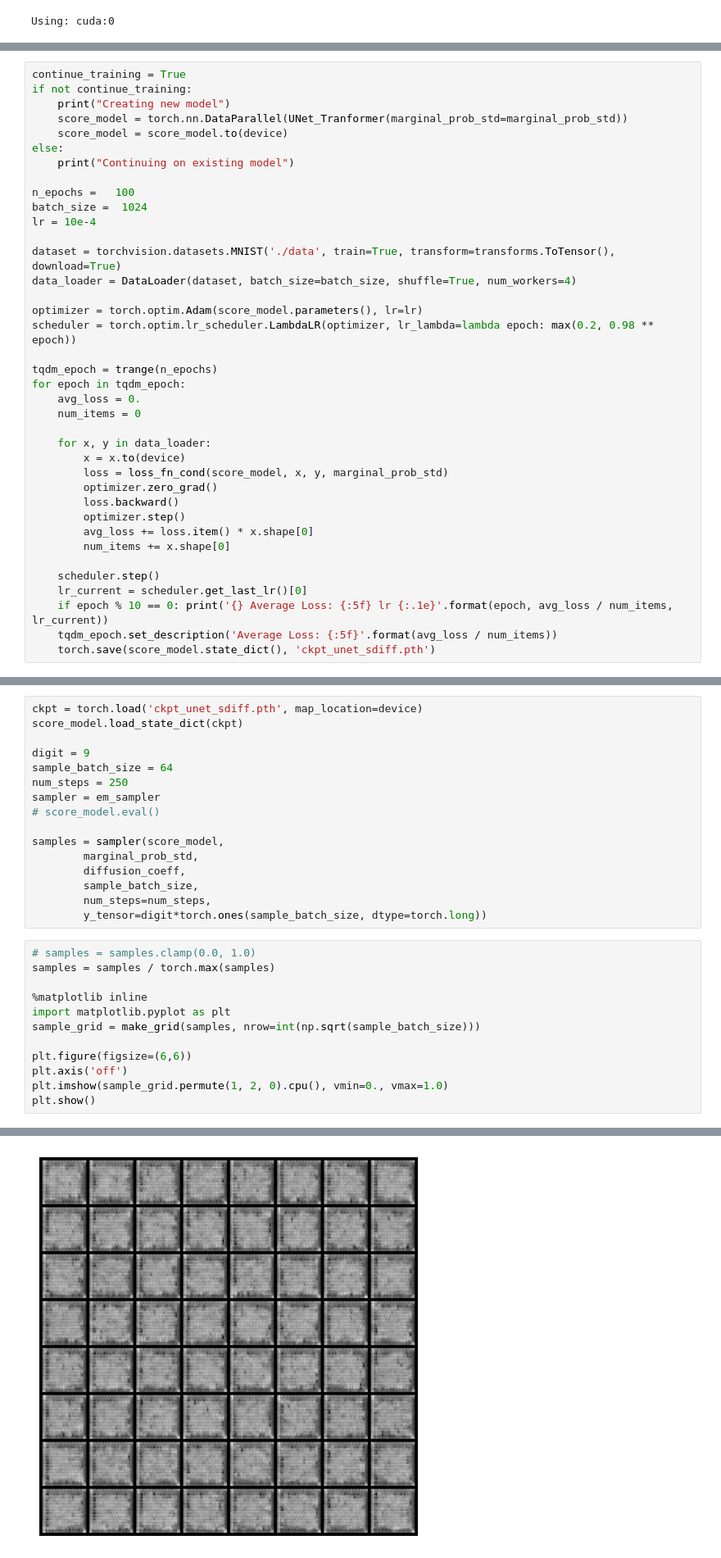
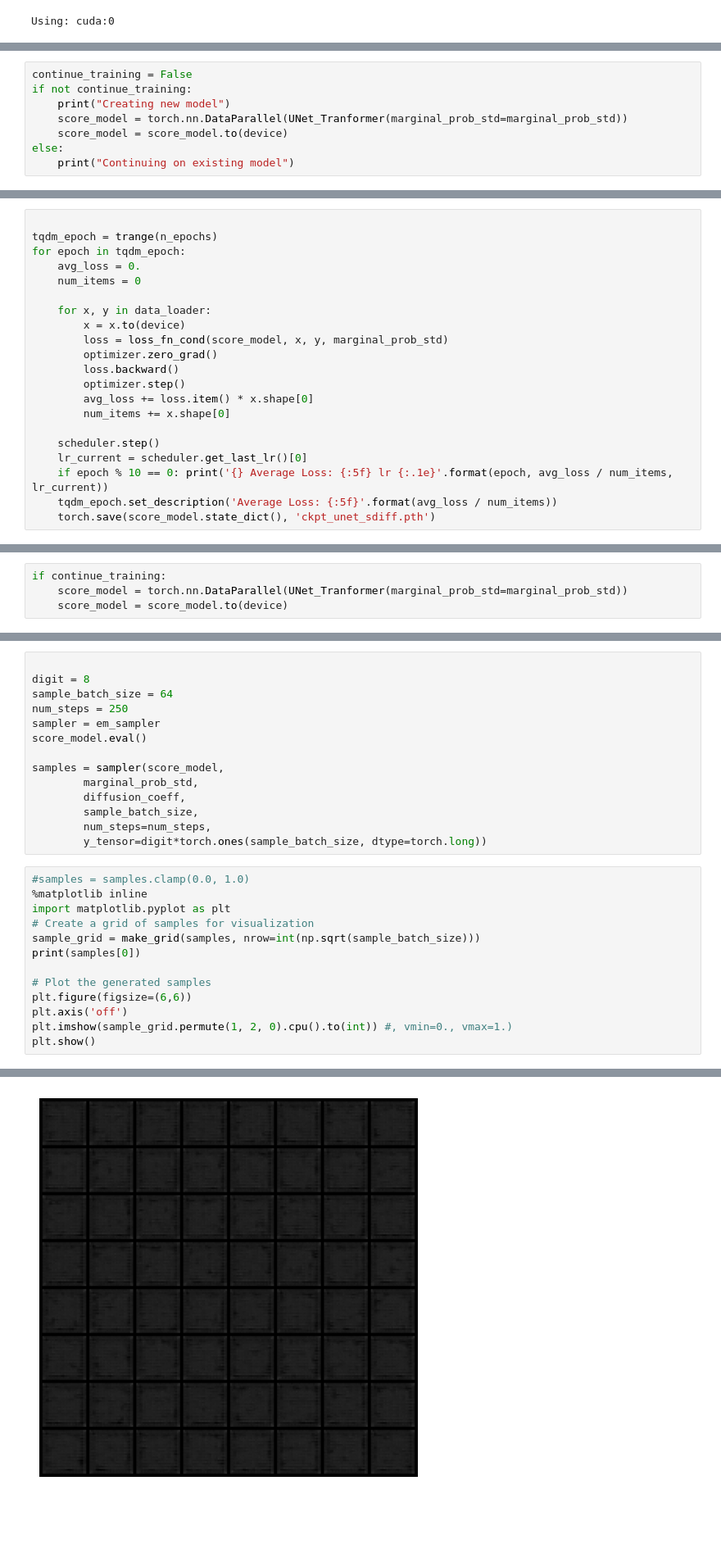
Before and after one commit to afy/d7047e, a Jupyter notebook: lab2/Gan-Task5.ipynb, the cells around one changed output, grey strips where cells are left out. Shown at 82% size. Cells and saved outputs as stored; diff of their text form; blank space fills up the shorter version.

```diff
--- a/lab2/Gan-Task5.ipynb
+++ b/lab2/Gan-Task5.ipynb
@@ -232,3 +232,11 @@ class UNet_Tranformer(nn.Module):
         h = self.tconv1(h + h1)
         h = h / self.marginal_prob_std(t)[:, None, None, None]
         return h
+# %%
+continue_training = False
+if not continue_training:
+    print("Creating new model")
+    score_model = torch.nn.DataParallel(UNet_Tranformer(marginal_prob_std=marginal_prob_std))
+    score_model = score_model.to(device)
+else:
+    print("Continuing on existing model")
@@ -235,21 +256,4 @@ class UNet_Tranformer(nn.Module):
 # %%
-continue_training = True
-if not continue_training:
-    print("Creating new model")
-    score_model = torch.nn.DataParallel(UNet_Tranformer(marginal_prob_std=marginal_prob_std))
-    score_model = score_model.to(device)
-else:
-    print("Continuing on existing model")
-
-n_epochs =   100
-batch_size =  1024
-lr = 10e-4
-
-dataset = torchvision.datasets.MNIST('./data', train=True, transform=transforms.ToTensor(), download=True)
-data_loader = DataLoader(dataset, batch_size=batch_size, shuffle=True, num_workers=4)
-
-optimizer = torch.optim.Adam(score_model.parameters(), lr=lr)
-scheduler = torch.optim.lr_scheduler.LambdaLR(optimizer, lr_lambda=lambda epoch: max(0.2, 0.98 ** epoch))
 
 tqdm_epoch = trange(n_epochs)
 for epoch in tqdm_epoch:
@@ -284,0 +288,4 @@ Continuing on existing model
+# %%
+if continue_training:
+    score_model = torch.nn.DataParallel(UNet_Tranformer(marginal_prob_std=marginal_prob_std))
+    score_model = score_model.to(device)
@@ -285,12 +298,10 @@ Continuing on existing model
 # %%
-ckpt = torch.load('ckpt_unet_sdiff.pth', map_location=device)
-score_model.load_state_dict(ckpt)
 
-digit = 9
+digit = 8
 sample_batch_size = 64
 num_steps = 250
 sampler = em_sampler
-# score_model.eval()
+score_model.eval()
 
 samples = sampler(score_model,
         marginal_prob_std,
@@ -299,15 +310,16 @@ samples = sampler(score_model,
         num_steps=num_steps,
         y_tensor=digit*torch.ones(sample_batch_size, dtype=torch.long))
 # %%
-# samples = samples.clamp(0.0, 1.0)
-samples = samples / torch.max(samples)
-
+#samples = samples.clamp(0.0, 1.0)
 %matplotlib inline
 import matplotlib.pyplot as plt
+# Create a grid of samples for visualization
 sample_grid = make_grid(samples, nrow=int(np.sqrt(sample_batch_size)))
+print(samples[0])
 
+# Plot the generated samples
 plt.figure(figsize=(6,6))
 plt.axis('off')
-plt.imshow(sample_grid.permute(1, 2, 0).cpu(), vmin=0., vmax=1.0)
+plt.imshow(sample_grid.permute(1, 2, 0).cpu().to(int)) #, vmin=0., vmax=1.)
 plt.show()
 # %% [output]
@@ -315 +343 @@ Clipping input data to the valid range for imshow with RGB data ([0..1] for floa
-[figure, old version]
+[figure, new version]
```
Also changed, not shown: parts of 9 cells of this notebook, 1 other file.
